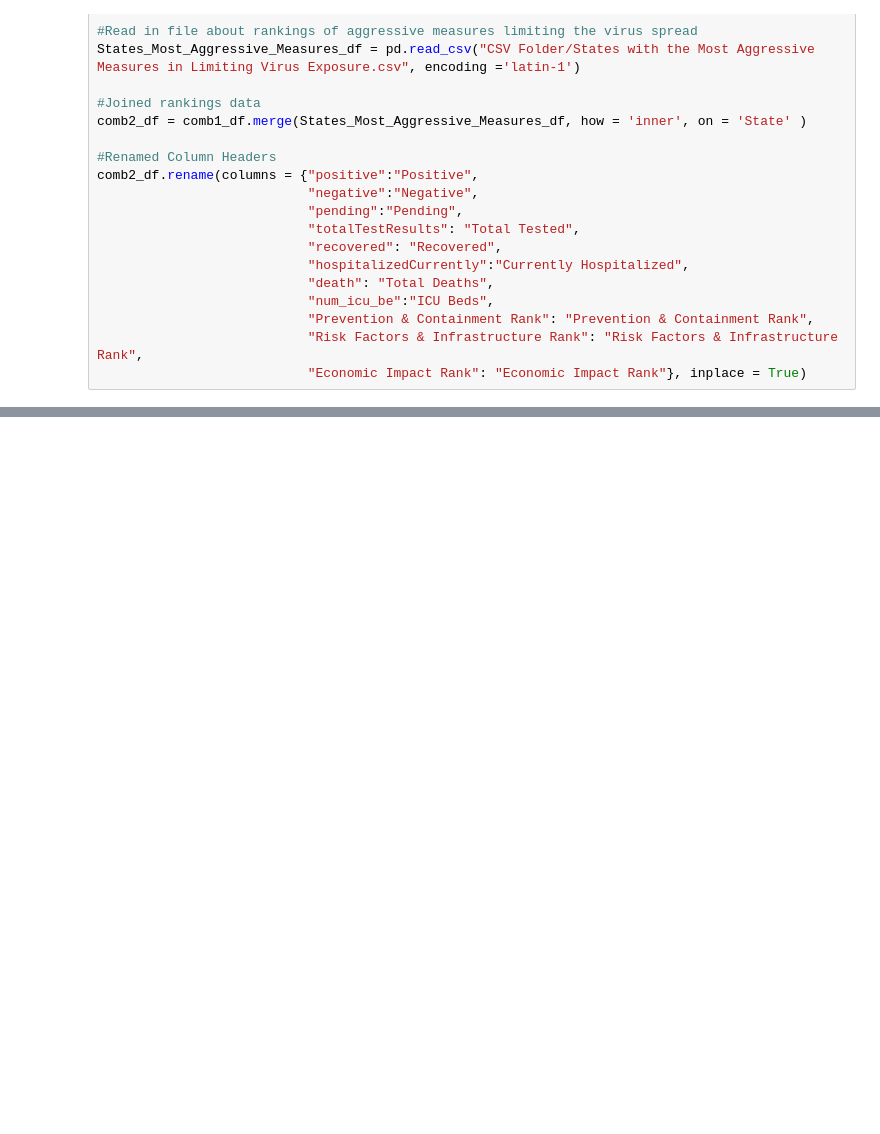
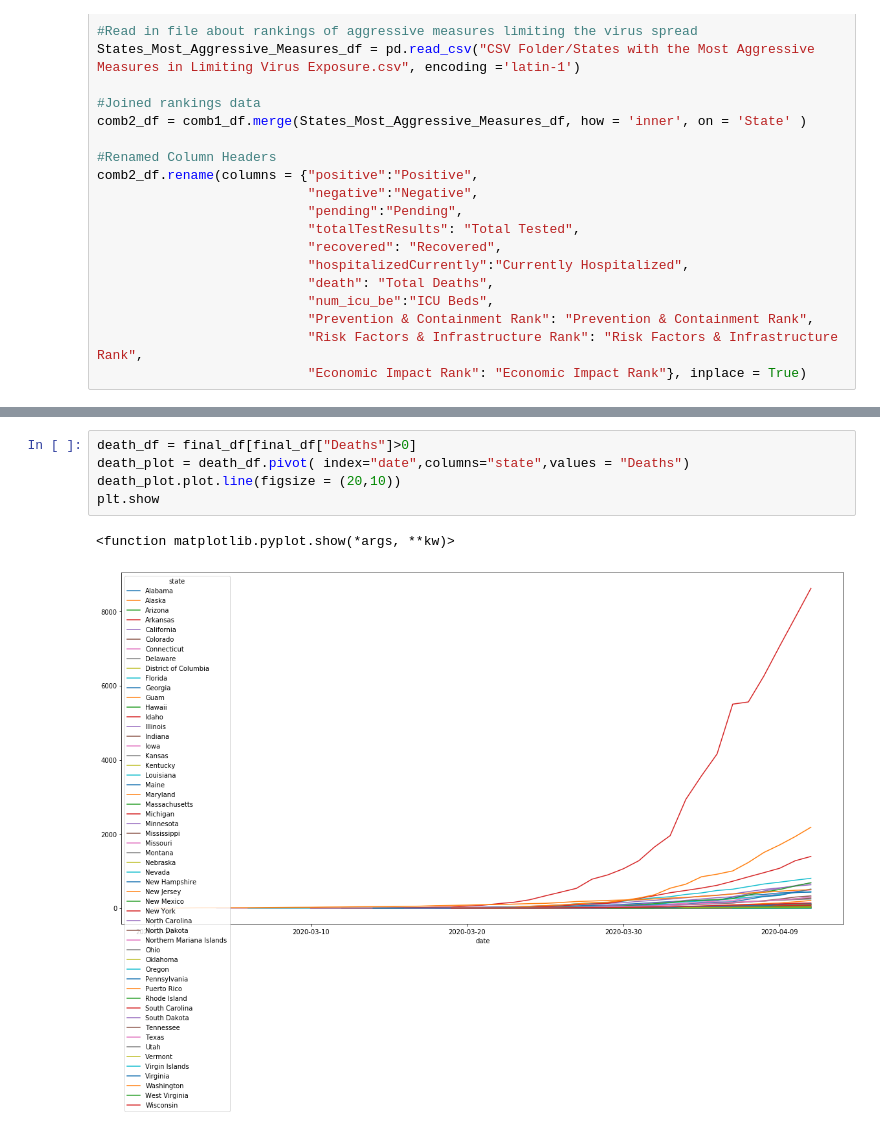
Before and after one commit to lmstevens/Group_Project_1, a Jupyter notebook: Jimmy_Graphics.ipynb, the cells around one changed output, grey strips where cells are left out. Cells and saved outputs as stored; diff of their text form; blank space fills up the shorter version.

```diff
--- a/Jimmy_Graphics.ipynb
+++ b/Jimmy_Graphics.ipynb
@@ -169,0 +207,8 @@ plt.tight_layout()
+# %%
+death_df = final_df[final_df["Deaths"]>0]
+death_plot = death_df.pivot( index="date",columns="state",values = "Deaths")
+death_plot.plot.line(figsize = (20,10))
+plt.show
+# %% [output]
+<function matplotlib.pyplot.show(*args, **kw)>
+[figure, added]
```
Also changed, not shown: parts of 17 cells of this notebook.
